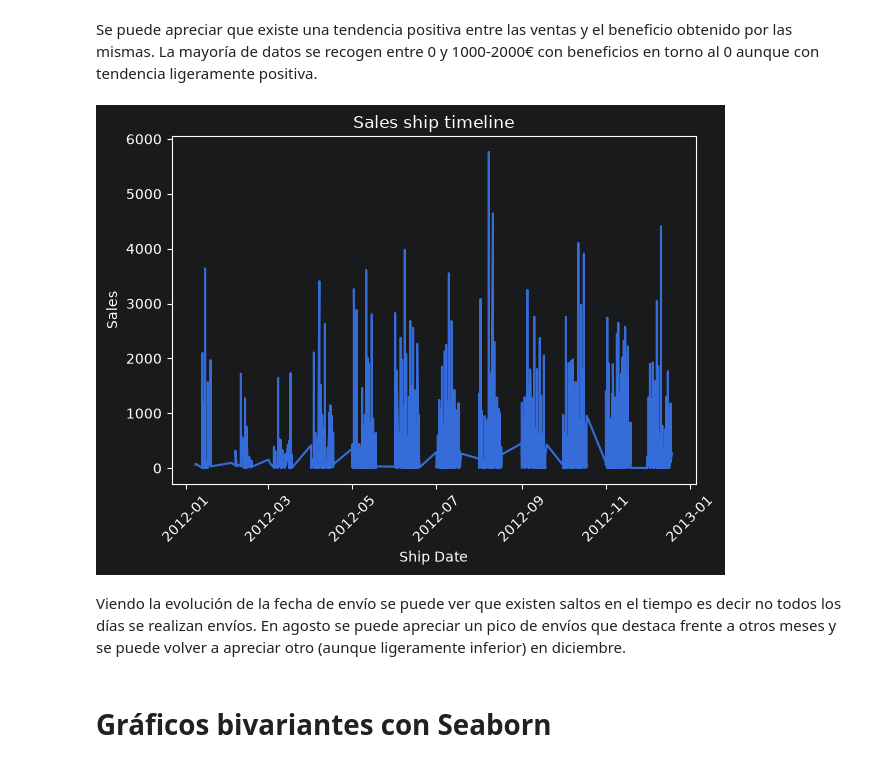
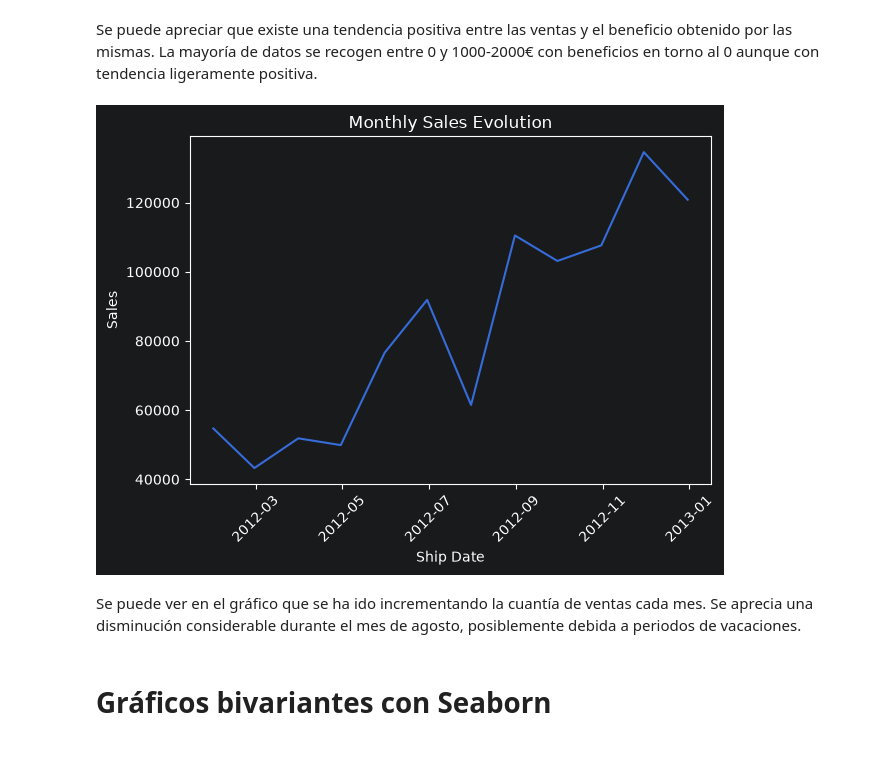
Before and after one commit to LidiaA3/visualizacion_ventas, a Jupyter notebook: superstore.ipynb, the cells around one changed output. Saved outputs shown, nothing was run; the diff lists cells and outputs as text; code cells hidden in the pictures.

```diff
--- a/superstore.ipynb
+++ b/superstore.ipynb
@@ -64,8 +68,8 @@ Order Priority               str
 dtype: object
 # %%
 # Conversión de tipos
-df['Order Date'] = pd.to_datetime(df['Order Date'], errors='coerce')
-df['Ship Date'] = pd.to_datetime(df['Ship Date'], errors='coerce', format='mixed')
+df['Order Date'] = pd.to_datetime(df['Order Date'], dayfirst=True, errors='coerce')
+df['Ship Date'] = pd.to_datetime(df['Ship Date'], dayfirst=True, errors='coerce', format='mixed')
 df.dtypes
 # %% [output]
 Row ID                     int64
@@ -207,18 +213,23 @@ plt.show()
 Se puede apreciar que existe una tendencia positiva entre las ventas y el beneficio obtenido por las mismas. La mayoría de datos se recogen entre 0 y 1000-2000€ con beneficios en torno al 0 aunque con tendencia ligeramente positiva.
 # %%
 # Gráfico de linea evolución temporal ventas
-df_sorted = df.sort_values(by='Ship Date')
-plt.plot(df_sorted['Ship Date'], df_sorted['Sales'], linestyle='-')
+df_monthly = (
+    df.set_index('Ship Date')
+      .resample('ME')['Sales']
+      .sum()
+      .reset_index()
+)
+plt.plot(df_monthly['Ship Date'], df_monthly['Sales'], linestyle='-')
 plt.xlabel('Ship Date')
 plt.ylabel('Sales')
-plt.title('Sales ship timeline')
+plt.title('Monthly Sales Evolution')
 plt.xticks(rotation=45)
 plt.tight_layout()
 plt.show()
 # %% [output]
-[figure, old version]
+[figure, new version]
 # %% [markdown]
-Viendo la evolución de la fecha de envío se puede ver que existen saltos en el tiempo es decir no todos los días se realizan envíos. En agosto se puede apreciar un pico de envíos que destaca frente a otros meses y se puede volver a apreciar otro (aunque ligeramente inferior) en diciembre.
+Se puede ver en el gráfico que se ha ido incrementando la cuantía de ventas cada mes. Se aprecia una disminución considerable durante el mes de agosto, posiblemente debida a periodos de vacaciones.
 # %% [markdown]
 # Gráficos bivariantes con Seaborn
 # %%
```
Also changed, not shown: parts of 19 cells of this notebook, 1 other file.
